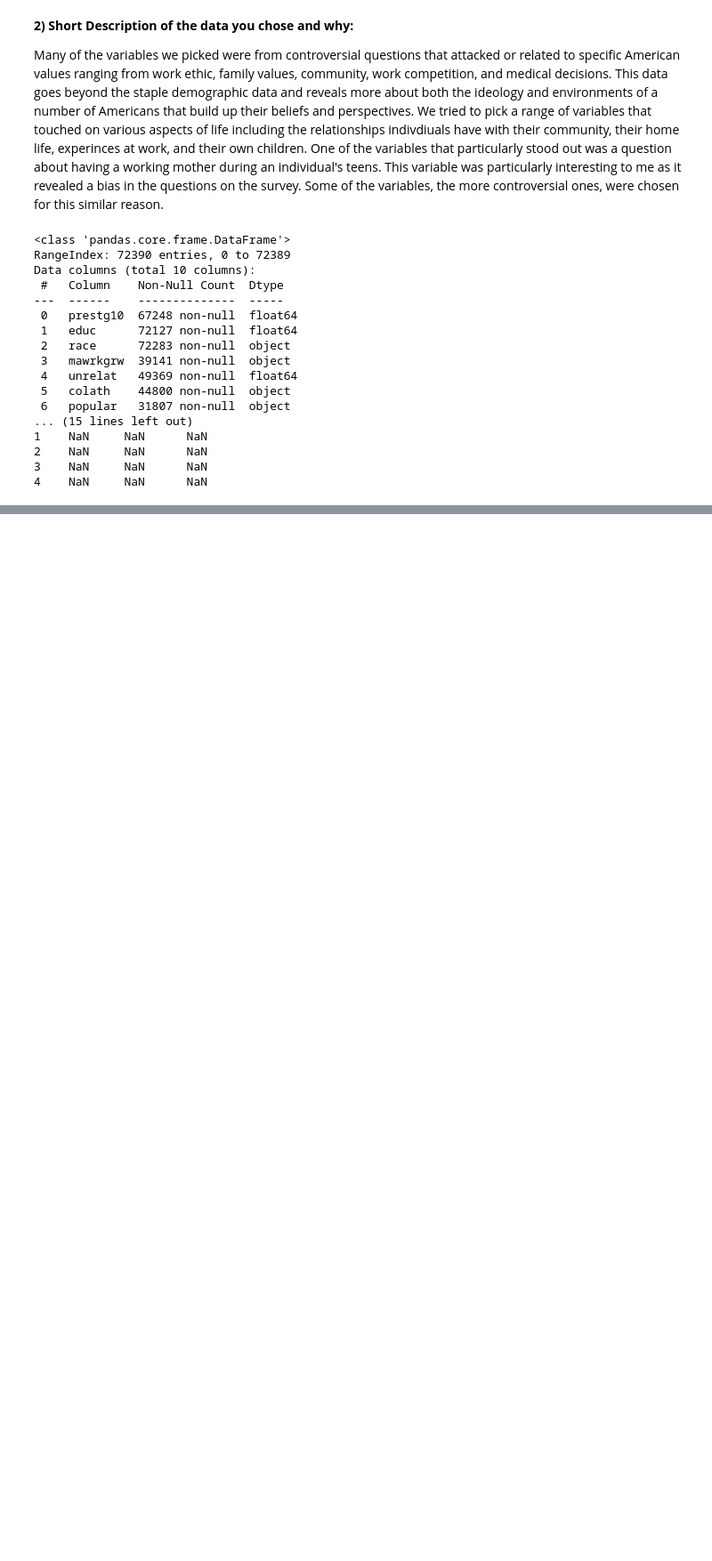
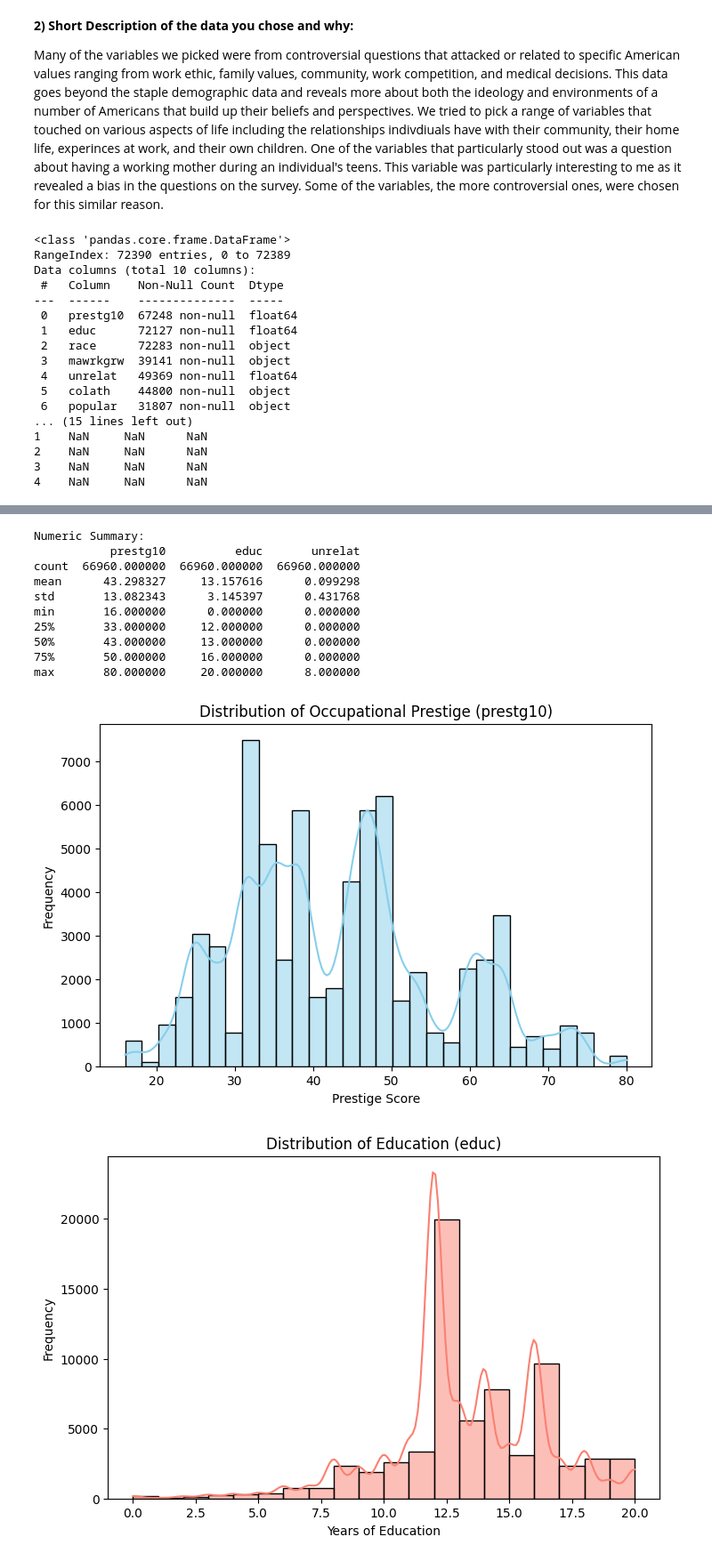
Before and after one commit to dahalnirusma/EDA, a Jupyter notebook: lab/gss.ipynb, the cells around one changed output, grey strips where cells are left out. Shown: that part at 89% size. Cells and saved outputs as stored; diff of their text form; code cells hidden in the pictures; blank space fills up the shorter version.

```diff
--- a/lab/gss.ipynb
+++ b/lab/gss.ipynb
@@ -125,0 +115,80 @@ For example, when doing 'df[col].method(value, inplace=True)', try using 'df.met
+# %%
+import pandas as pd
+import matplotlib.pyplot as plt
+import seaborn as sns
+
+# load the cleaned data
+gss_df = pd.read_csv("gss_cleaned.csv")
+
+# numeric summaries for continuous variables
+numeric_vars = ['prestg10', 'educ', 'unrelat']
+print("Numeric Summary:")
+print(gss_df[numeric_vars].describe())
+
+# histograms for the numeric variables
+plt.figure(figsize=(8,5))
+sns.histplot(gss_df['prestg10'], kde=True, bins=30, color='skyblue')
+plt.title("Distribution of Occupational Prestige (prestg10)")
+plt.xlabel("Prestige Score")
+plt.ylabel("Frequency")
+plt.show()
+
+plt.figure(figsize=(8,5))
+sns.histplot(gss_df['educ'], kde=True, bins=20, color='salmon')
+plt.title("Distribution of Education (educ)")
+plt.xlabel("Years of Education")
+plt.ylabel("Frequency")
+plt.show()
+
+plt.figure(figsize=(8,5))
+sns.histplot(gss_df['unrelat'], kde=True, bins=20, color='lightgreen')
+plt.title("Distribution of Unrelated Household Members (unrelat)")
+plt.xlabel("Number of Unrelated Household Members")
+plt.ylabel("Frequency")
+plt.show()
+
+
+# dictionary to map original column names to improved titles for categorical variables
+plot_titles = {
+    'race': "Respondent's Race",
+    'mawrkgrw': "Mother's Employment Status When Respondent Was 16",
+    'colath': "Approval of Anti-Religious Teachers in Education",
+    'popular': "Rank of Importance of Being Well-Liked",
+    'divlaw': "Attitudes Toward Divorce Laws",
+    'letdie1': "Support for Allowing Incurable Patients to Die"
+}
+
+# use the keys from the dictionary as the list of categorical variables
+categorical_vars = list(plot_titles.keys())
+
+# bar graphs for categorical variables using the dictionary
+for var in categorical_vars:
+    plt.figure(figsize=(8,5))
+    order = gss_df[var].value_counts().index  # order bars by frequency
+    sns.countplot(data=gss_df, x=var, order=order, palette='viridis')
+    plt.title(f"Count of Responses for '{plot_titles[var]}'")
+    plt.xlabel(plot_titles[var])
+    plt.ylabel("Count")
+    plt.xticks(rotation=45)
+    plt.tight_layout()
+    plt.show()
+
+# correlation heatmap for numeric variables
+plt.figure(figsize=(6,4))
+corr_matrix = gss_df[numeric_vars].corr()
+sns.heatmap(corr_matrix, annot=True, cmap='coolwarm', fmt=".2f")
+plt.title("Correlation Heatmap of Numeric Variables")
+plt.show()
+# %% [output]
+Numeric Summary:
+           prestg10          educ       unrelat
+count  66960.000000  66960.000000  66960.000000
+mean      43.298327     13.157616      0.099298
+std       13.082343      3.145397      0.431768
+min       16.000000      0.000000      0.000000
+25%       33.000000     12.000000      0.000000
+50%       43.000000     13.000000      0.000000
+75%       50.000000     16.000000      0.000000
+max       80.000000     20.000000      8.000000
+[figure, added]
+[figure, added]
```
Also changed, not shown: parts of 4 cells of this notebook, 2 other files.
